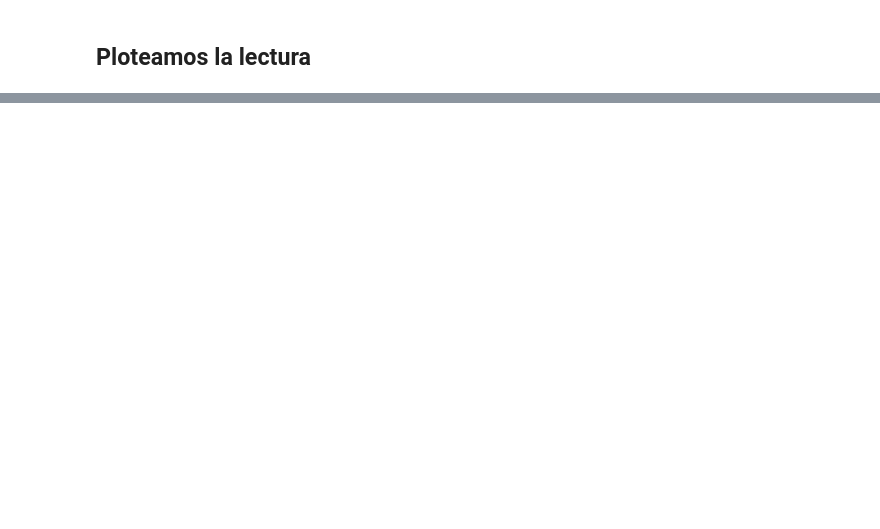
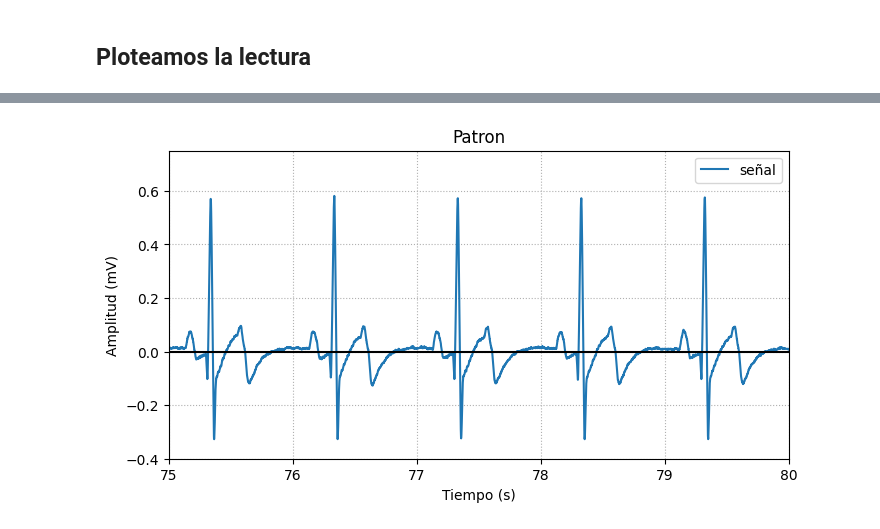
Before and after one commit to Grupo2-IntroduccionSenalesMedicas/S_biomedica, a Jupyter notebook: Programación/Laboratorio 4/SignalPlot.ipynb, the cells around one changed output, grey strips where cells are left out. Drawn from its saved outputs; the diff is of its cells as text; code cells hidden in the pictures; blank space fills up the shorter version.

```diff
--- a/Programación/Laboratorio 4/SignalPlot.ipynb
+++ b/Programación/Laboratorio 4/SignalPlot.ipynb
@@ -33,0 +65,19 @@ plt.show()
+# %%
+# notch
+f0 = 60.0
+b,a = iirnotch(f0, 30.0, 1000.0)
+notch = filtfilt(b, a, array)
+
+plt.figure(figsize = (8,4))
+plt.plot(t, notch, label="señal")      # graficamos la señal
+plt.grid(linestyle=":")
+plt.title(file)
+plt.xlim(x1,x2)
+plt.ylim(-0.4,0.75)
+plt.axhline(0.0, color='k')
+plt.xlabel("Tiempo (s)")
+plt.ylabel("Amplitud (mV)")
+plt.legend(loc="upper right")
+plt.show()
+# %% [output]
+[figure, added]
```
Also changed, not shown: parts of 8 cells of this notebook, 18 other files.
